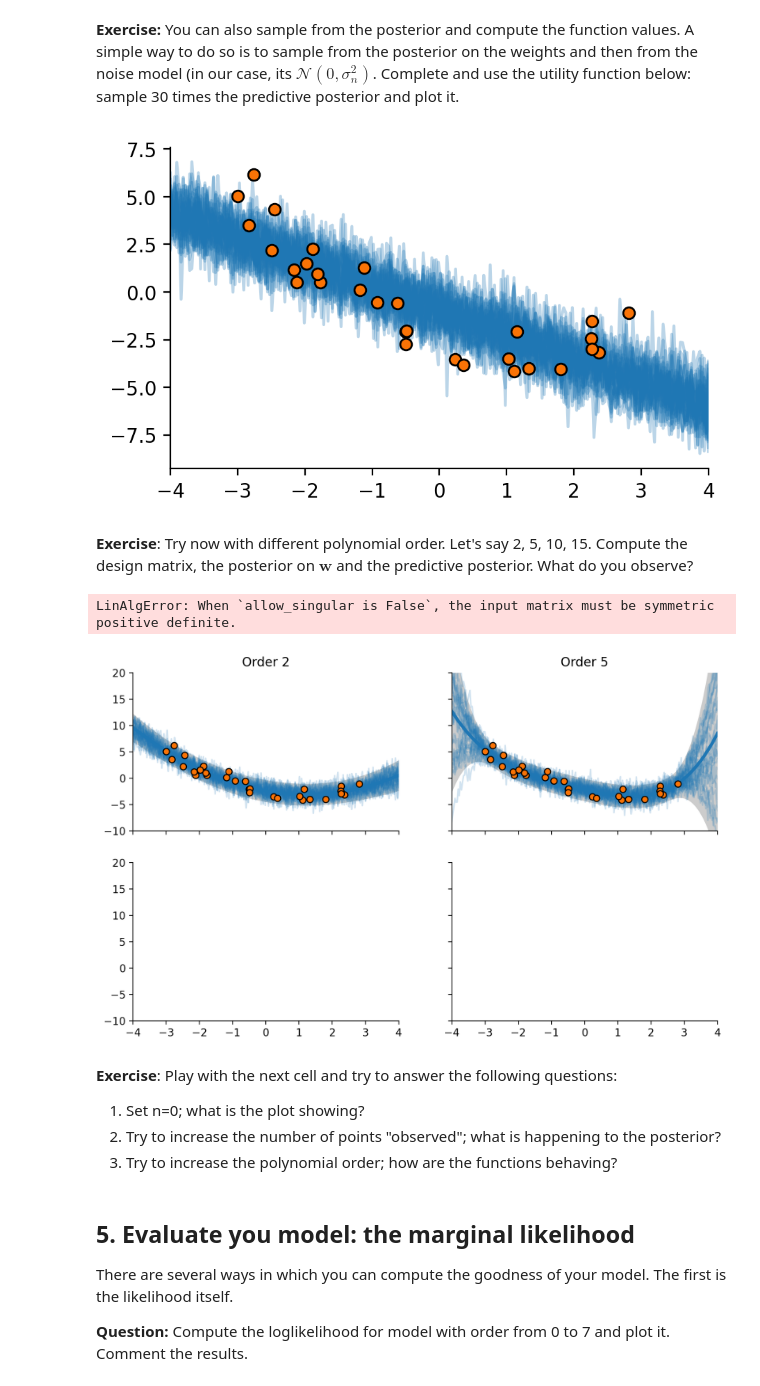
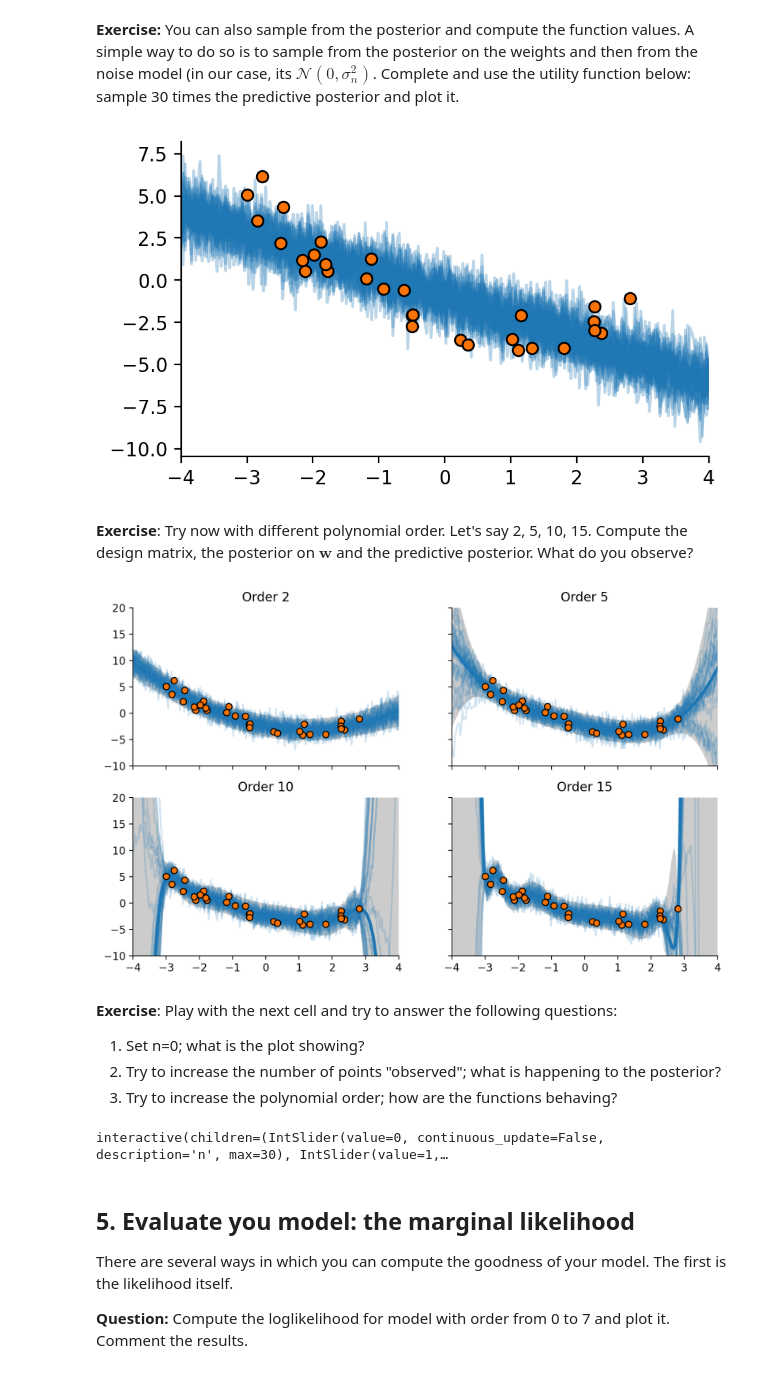
Before and after one commit to Maestro-Zacht/ASD, a Jupyter notebook: lab_week1/Bayesian_Linear_Regression.ipynb, the cells around one changed output. Saved outputs shown, nothing was run; the diff lists cells and outputs as text; code cells hidden in the pictures.

```diff
--- a/lab_week1/Bayesian_Linear_Regression.ipynb
+++ b/lab_week1/Bayesian_Linear_Regression.ipynb
@@ -314,25 +314,24 @@ Complete and use the utility function below: sample 30 times the predictive post
 # %%
 def sample(Xt, w_mean, w_cov, sn2, N):
     def _sample_single(Xt, w_mean, w_cov, sn2):
         # @@ COMPLETE @@ #
-        w_dist = scipy.stats.multivariate_normal(w_mean, w_cov)
-        w_sample = w_dist.rvs()
+        w_sample = np.random.multivariate_normal(w_mean, w_cov)
         y_sample = Xt @ w_sample + np.random.normal(0, np.sqrt(sn2), len(Xt))
         return y_sample
 
     samples = np.zeros((N, len(Xt)))
     for i in range(N):
         samples[i] = _sample_single(Xt, w_mean, w_cov, sn2)
     return samples
 
 
 samples = sample(Xt, w_posterior_mean, w_posterior_cov, sn2, N=30)
 fig, ax = plt.subplots(figsize=[5, 3])
 ax.scatter(x, y, edgecolor="black", linewidth=1, facecolor="xkcd:orange", zorder=10)
 ax.plot(xt, samples.T, "tab:blue", alpha=0.3)
 plt.show()
 # %% [output]
-[figure, old version]
+[figure, new version]
 # %% [markdown]
 **Exercise**: Try now with different polynomial order. Let's say 2, 5, 10, 15. Compute the design matrix, the posterior on $\mathbf{w}$ and the predictive posterior. What do you observe?
 # %%
@@ -364,8 +363,7 @@ for ax, K in zip(axs, poly_orders):
     ax.set_title("Order %d" % K)
 plt.show()
 # %% [output]
-LinAlgError: When `allow_singular is False`, the input matrix must be symmetric positive definite.
-[figure, old version]
+[figure, new version]
 # %% [markdown]
 **Exercise**:
 Play with the next cell and try to answer the following questions:
@@ -393,6 +391,8 @@ interaction = interact(
     n=widgets.IntSlider(min=0, max=len(x), step=1, value=0, continuous_update=False),
     K=widgets.IntSlider(min=0, max=10, step=1, value=1, continuous_update=False),
 )
+# %% [output]
+interactive(children=(IntSlider(value=0, continuous_update=False, description='n', max=30), IntSlider(value=1,…
 # %% [markdown]
 ## 5. Evaluate you model: the marginal likelihood
 
```
Also changed, not shown: parts of 4 cells of this notebook.
